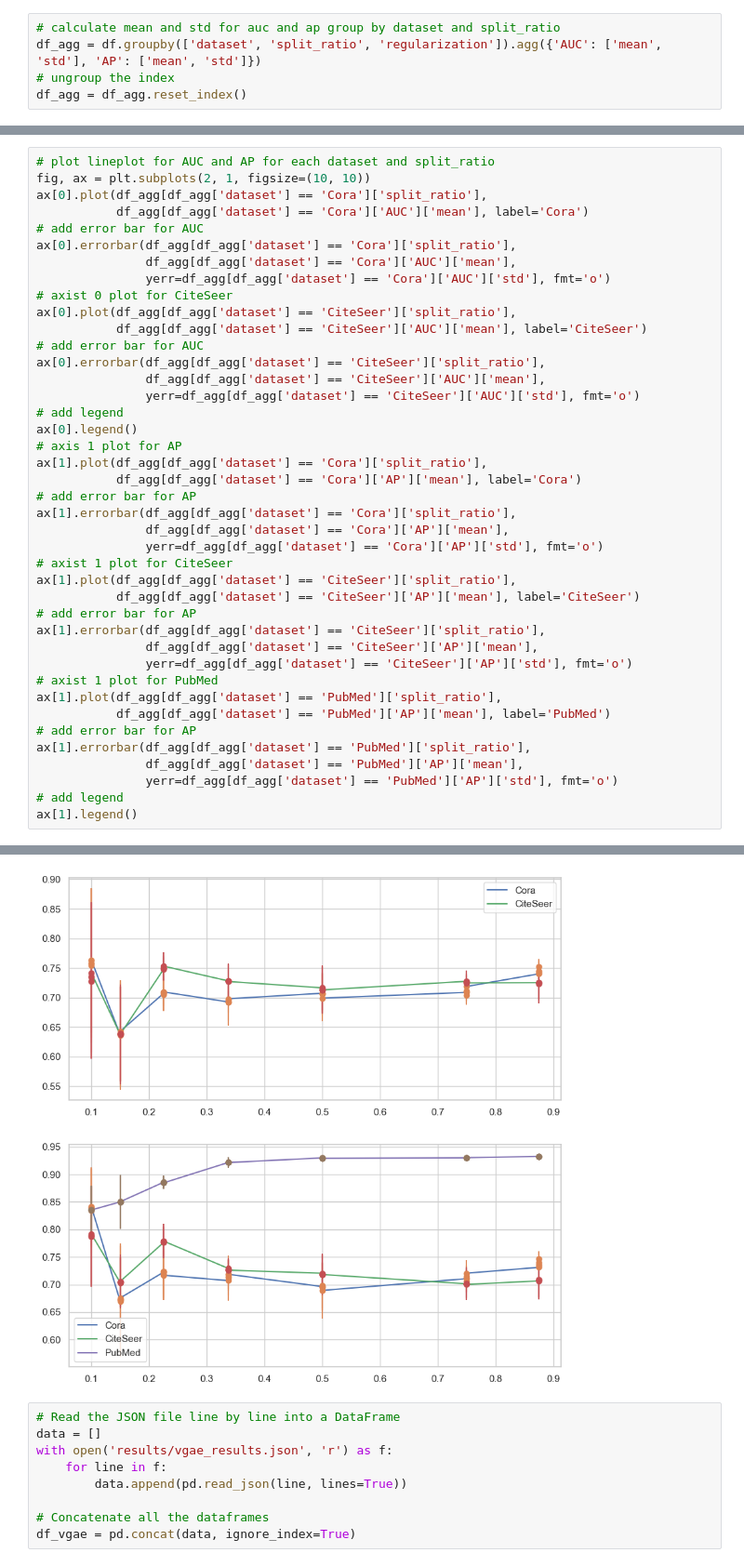
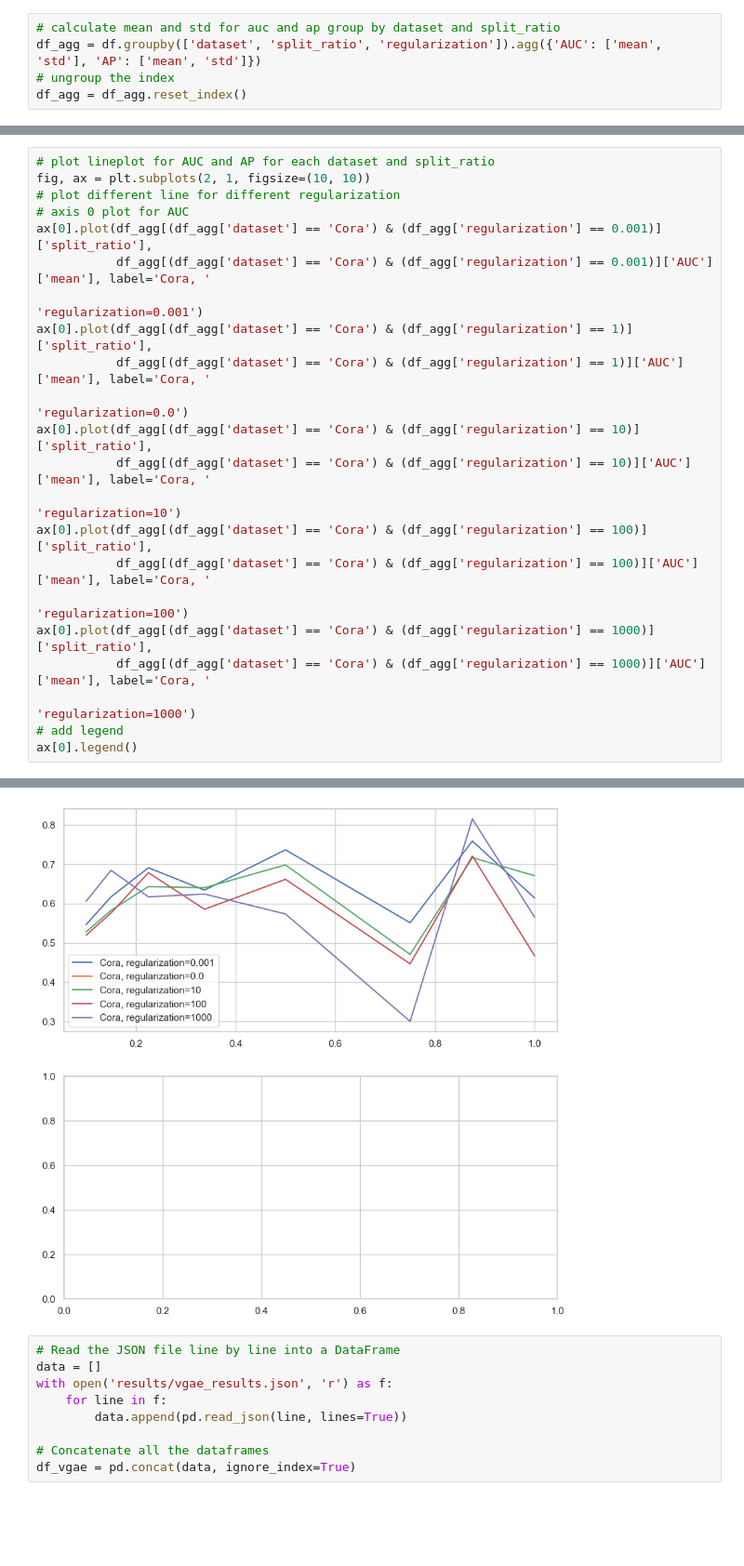
Before and after one commit to FDUguchunhui/latent-space-constraint-GNN, a Jupyter notebook: notebook/analysis/aggregation.ipynb, the cells around one changed output, grey strips where cells are left out. Shown at 93% size. Saved outputs shown, nothing was run; the diff lists cells and outputs as text; blank space fills up the shorter version.

```diff
--- a/notebook/analysis/aggregation.ipynb
+++ b/notebook/analysis/aggregation.ipynb
@@ -65,47 +67,28 @@ df_agg[df_agg['dataset'] == 'PubMed'].sort_values(by=['split_ratio', 'regulariza
 # %%
 # plot lineplot for AUC and AP for each dataset and split_ratio
 fig, ax = plt.subplots(2, 1, figsize=(10, 10))
-ax[0].plot(df_agg[df_agg['dataset'] == 'Cora']['split_ratio'],
-           df_agg[df_agg['dataset'] == 'Cora']['AUC']['mean'], label='Cora')
-# add error bar for AUC
-ax[0].errorbar(df_agg[df_agg['dataset'] == 'Cora']['split_ratio'],
-               df_agg[df_agg['dataset'] == 'Cora']['AUC']['mean'],
-               yerr=df_agg[df_agg['dataset'] == 'Cora']['AUC']['std'], fmt='o')
-# axist 0 plot for CiteSeer
-ax[0].plot(df_agg[df_agg['dataset'] == 'CiteSeer']['split_ratio'],
-           df_agg[df_agg['dataset'] == 'CiteSeer']['AUC']['mean'], label='CiteSeer')
-# add error bar for AUC
-ax[0].errorbar(df_agg[df_agg['dataset'] == 'CiteSeer']['split_ratio'],
-               df_agg[df_agg['dataset'] == 'CiteSeer']['AUC']['mean'],
-               yerr=df_agg[df_agg['dataset'] == 'CiteSeer']['AUC']['std'], fmt='o')
+# plot different line for different regularization
+# axis 0 plot for AUC
+ax[0].plot(df_agg[(df_agg['dataset'] == 'Cora') & (df_agg['regularization'] == 0.001)]['split_ratio'],
+           df_agg[(df_agg['dataset'] == 'Cora') & (df_agg['regularization'] == 0.001)]['AUC']['mean'], label='Cora, '
+                                                                                                          'regularization=0.001')
+ax[0].plot(df_agg[(df_agg['dataset'] == 'Cora') & (df_agg['regularization'] == 1)]['split_ratio'],
+           df_agg[(df_agg['dataset'] == 'Cora') & (df_agg['regularization'] == 1)]['AUC']['mean'], label='Cora, '
+                                                                                                         'regularization=0.0')
+ax[0].plot(df_agg[(df_agg['dataset'] == 'Cora') & (df_agg['regularization'] == 10)]['split_ratio'],
+           df_agg[(df_agg['dataset'] == 'Cora') & (df_agg['regularization'] == 10)]['AUC']['mean'], label='Cora, '
+                                                                                                         'regularization=10')
+ax[0].plot(df_agg[(df_agg['dataset'] == 'Cora') & (df_agg['regularization'] == 100)]['split_ratio'],
+           df_agg[(df_agg['dataset'] == 'Cora') & (df_agg['regularization'] == 100)]['AUC']['mean'], label='Cora, '
+                                                                                                          'regularization=100')
+ax[0].plot(df_agg[(df_agg['dataset'] == 'Cora') & (df_agg['regularization'] == 1000)]['split_ratio'],
+           df_agg[(df_agg['dataset'] == 'Cora') & (df_agg['regularization'] == 1000)]['AUC']['mean'], label='Cora, '
+                                                                                                           'regularization=1000')
 # add legend
 ax[0].legend()
-# axis 1 plot for AP
-ax[1].plot(df_agg[df_agg['dataset'] == 'Cora']['split_ratio'],
-           df_agg[df_agg['dataset'] == 'Cora']['AP']['mean'], label='Cora')
-# add error bar for AP
-ax[1].errorbar(df_agg[df_agg['dataset'] == 'Cora']['split_ratio'],
-               df_agg[df_agg['dataset'] == 'Cora']['AP']['mean'],
-               yerr=df_agg[df_agg['dataset'] == 'Cora']['AP']['std'], fmt='o')
-# axist 1 plot for CiteSeer
-ax[1].plot(df_agg[df_agg['dataset'] == 'CiteSeer']['split_ratio'],
-           df_agg[df_agg['dataset'] == 'CiteSeer']['AP']['mean'], label='CiteSeer')
-# add error bar for AP
-ax[1].errorbar(df_agg[df_agg['dataset'] == 'CiteSeer']['split_ratio'],
-               df_agg[df_agg['dataset'] == 'CiteSeer']['AP']['mean'],
-               yerr=df_agg[df_agg['dataset'] == 'CiteSeer']['AP']['std'], fmt='o')
-# axist 1 plot for PubMed
-ax[1].plot(df_agg[df_agg['dataset'] == 'PubMed']['split_ratio'],
-           df_agg[df_agg['dataset'] == 'PubMed']['AP']['mean'], label='PubMed')
-# add error bar for AP
-ax[1].errorbar(df_agg[df_agg['dataset'] == 'PubMed']['split_ratio'],
-               df_agg[df_agg['dataset'] == 'PubMed']['AP']['mean'],
-               yerr=df_agg[df_agg['dataset'] == 'PubMed']['AP']['std'], fmt='o')
-# add legend
-ax[1].legend()
 # %% [output]
 <matplotlib.legend.Legend at 0x...>
-[figure, old version]
+[figure, new version]
 # %%
 # Read the JSON file line by line into a DataFrame
 data = []
```
Also changed, not shown: parts of 3 cells of this notebook, 7 other files.
